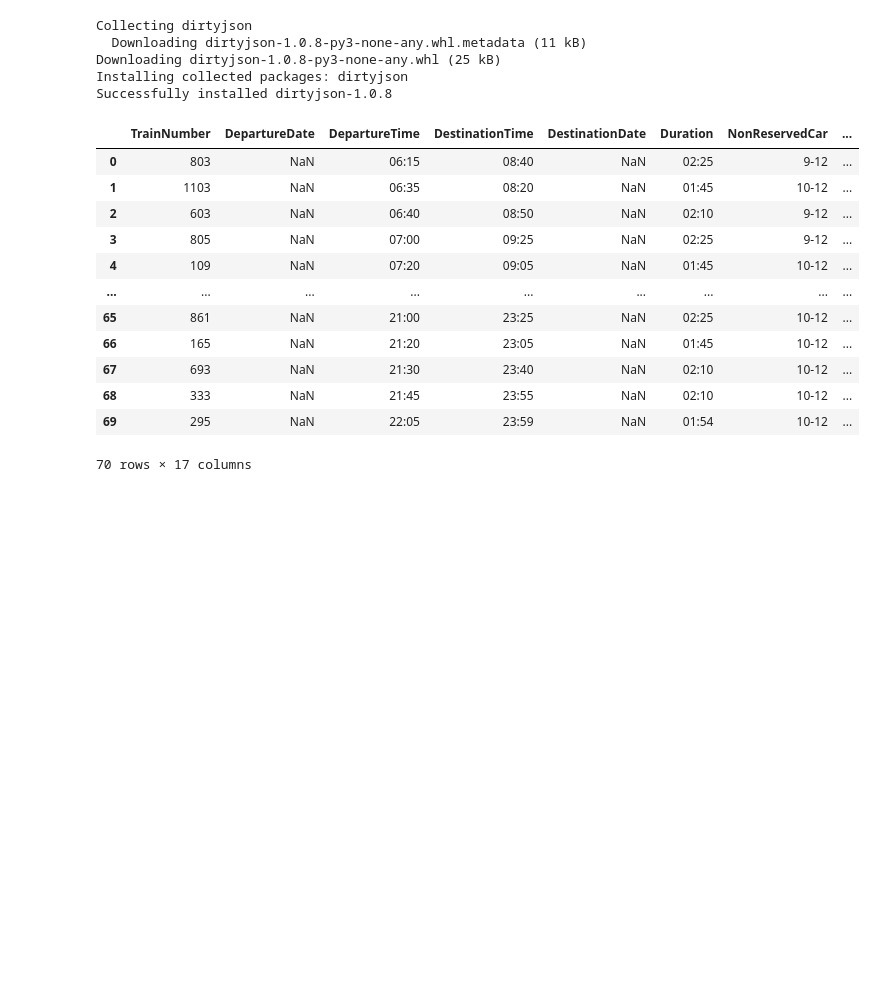
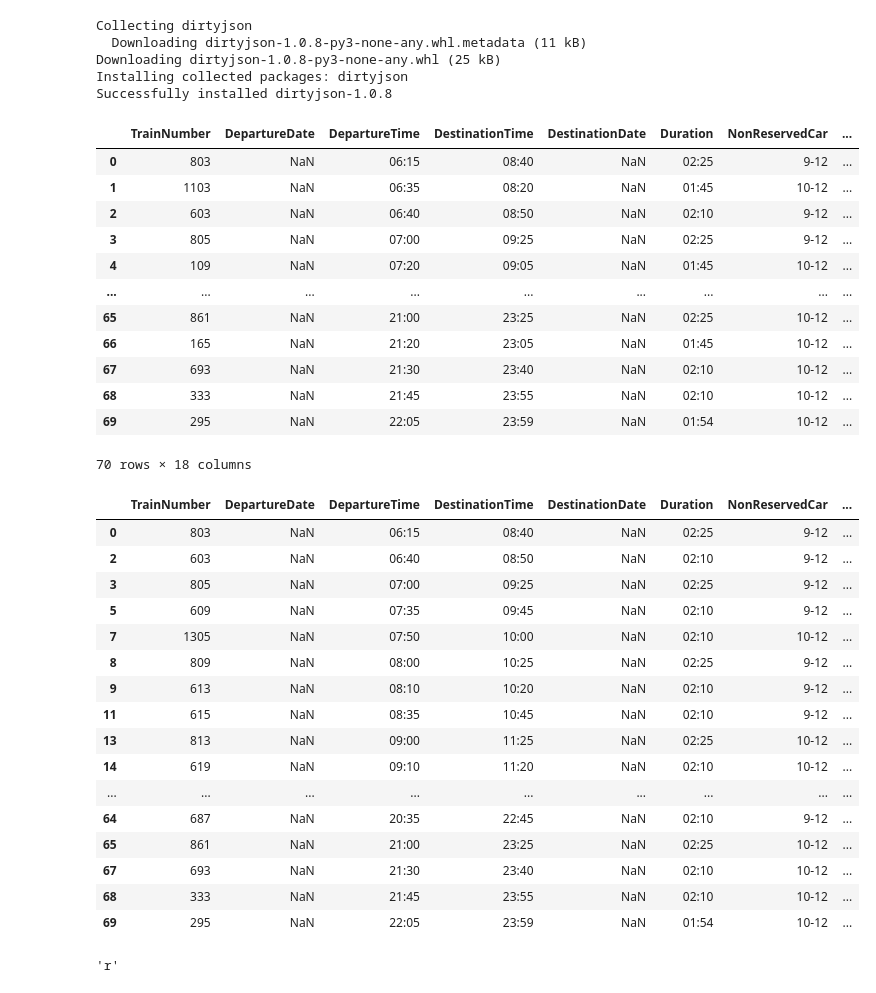
Before and after one commit to Elwing-Chou/tibame20251203, a Jupyter notebook: tibame20251229.ipynb, the cells around one changed output. Drawn from its saved outputs; the diff is of its cells as text; code cells hidden in the pictures; blank space fills up the shorter version.

```diff
--- a/tibame20251229.ipynb
+++ b/tibame20251229.ipynb
@@ -198,10 +198,11 @@ def func(s):
     ans = ""
     stations = json.loads(s)
     for stat in stations:
-        ans = ans + stat["StationName"] + "(" + stat["DepartureTime"] + ")/"
+        if stat["Show"] == True:
+            ans = ans + stat["StationName"] + "(" + stat["DepartureTime"] + ")/"
     return ans
 df["Stop_Station"] = df["StationInfo"].apply(func)
-df = df.drop("StationInfo", axis=1)
+# df = df.drop("StationInfo", axis=1)
 df
 # %% [output]
 |  | TrainNumber | DepartureDate | DepartureTime | DestinationTime | DestinationDate | Duration | NonReservedCar | ... |
@@ -216,4 +217,43 @@ df
 | 67 | 693 | NaN | 21:30 | 23:40 | NaN | 02:10 | 10-12 | ... |
 | 68 | 333 | NaN | 21:45 | 23:55 | NaN | 02:10 | 10-12 | ... |
 | 69 | 295 | NaN | 22:05 | 23:59 | NaN | 01:54 | 10-12 | ... |
-70 rows × 17 columns
+70 rows × 18 columns
+# %%
+fil = df["Stop_Station"].str.contains("桃園")
+df[fil]
+# 2 !!!!!!!!
+def func(s):
+    return "桃園" in s
+fil = df["Stop_Station"].apply(func)
+df[fil]
+
+# no
+fil = df["Stop_Station"].apply(lambda s:"桃園" in s)
+df[fil]
+# %% [output]
+|  | TrainNumber | DepartureDate | DepartureTime | DestinationTime | DestinationDate | Duration | NonReservedCar | ... |
+| 0 | 803 | NaN | 06:15 | 08:40 | NaN | 02:25 | 9-12 | ... |
+| 2 | 603 | NaN | 06:40 | 08:50 | NaN | 02:10 | 9-12 | ... |
+| 3 | 805 | NaN | 07:00 | 09:25 | NaN | 02:25 | 9-12 | ... |
+| 5 | 609 | NaN | 07:35 | 09:45 | NaN | 02:10 | 9-12 | ... |
+| 7 | 1305 | NaN | 07:50 | 10:00 | NaN | 02:10 | 10-12 | ... |
+| 8 | 809 | NaN | 08:00 | 10:25 | NaN | 02:25 | 9-12 | ... |
+| 9 | 613 | NaN | 08:10 | 10:20 | NaN | 02:10 | 9-12 | ... |
+| 11 | 615 | NaN | 08:35 | 10:45 | NaN | 02:10 | 9-12 | ... |
+| 13 | 813 | NaN | 09:00 | 11:25 | NaN | 02:25 | 10-12 | ... |
+| 14 | 619 | NaN | 09:10 | 11:20 | NaN | 02:10 | 10-12 | ... |
+| ... | ... | ... | ... | ... | ... | ... | ... | ... |
+| 64 | 687 | NaN | 20:35 | 22:45 | NaN | 02:10 | 9-12 | ... |
+| 65 | 861 | NaN | 21:00 | 23:25 | NaN | 02:25 | 10-12 | ... |
+| 67 | 693 | NaN | 21:30 | 23:40 | NaN | 02:10 | 10-12 | ... |
+| 68 | 333 | NaN | 21:45 | 23:55 | NaN | 02:10 | 10-12 | ... |
+| 69 | 295 | NaN | 22:05 | 23:59 | NaN | 01:54 | 10-12 | ... |
+# %%
+def func(s):
+    return s[0]
+func("apple")
+
+func2 = lambda s:s[0] if len(s) > 3 else s[-1]
+func2("or")
+# %% [output]
+'r'
```
